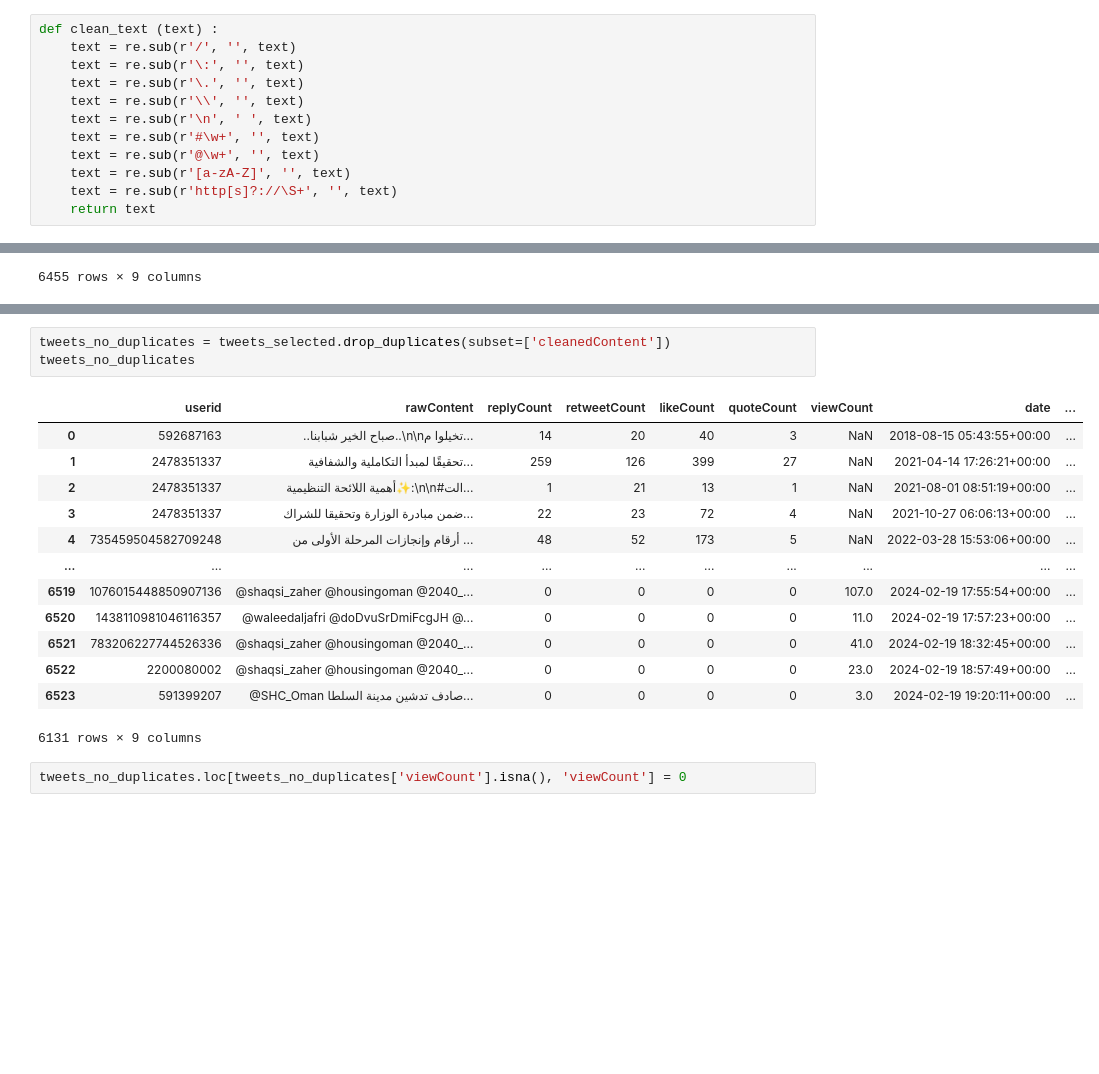
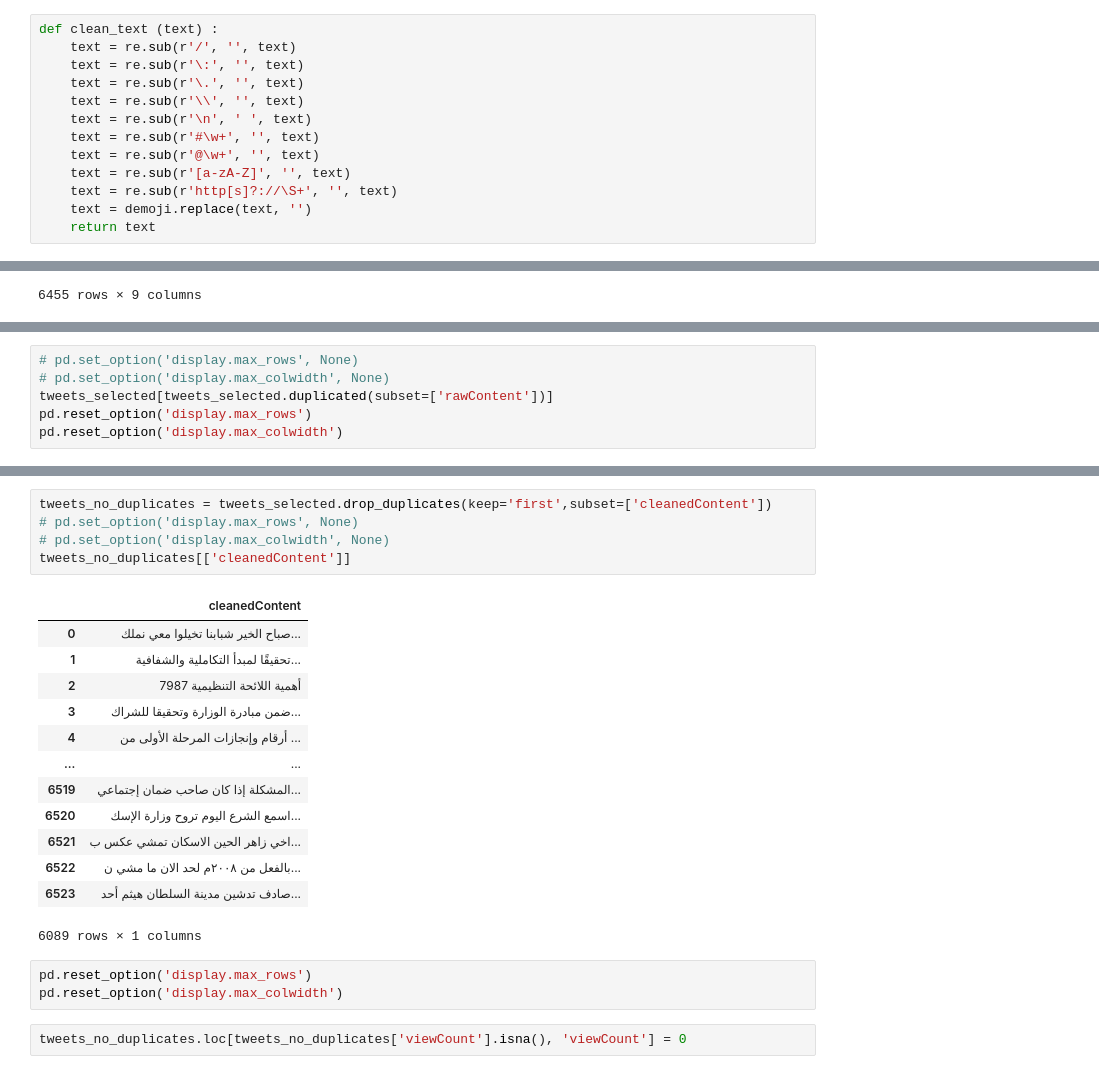
Before and after one commit to oalbusaidi/algo.ai.tweescrape, a Jupyter notebook: analysis.ipynb, the cells around one changed output, grey strips where cells are left out. Drawn from its saved outputs; the diff is of its cells as text; blank space fills up the shorter version.

```diff
--- a/analysis.ipynb
+++ b/analysis.ipynb
@@ -36,6 +37,7 @@ def clean_text (text) :
     text = re.sub(r'@\w+', '', text)
     text = re.sub(r'[a-zA-Z]', '', text)
     text = re.sub(r'http[s]?://\S+', '', text)
+    text = demoji.replace(text, '')
     return text
 # %%
 tweets_df['cleanedContent'] = tweets_df['rawContent'].apply(clean_text)
@@ -77,0 +64,6 @@ tweets_selected[tweets_selected.duplicated(subset=['rawContent'])]
+# %%
+# pd.set_option('display.max_rows', None)
+# pd.set_option('display.max_colwidth', None)
+tweets_selected[tweets_selected.duplicated(subset=['rawContent'])]
+pd.reset_option('display.max_rows')
+pd.reset_option('display.max_colwidth')
@@ -78,20 +113,25 @@ tweets_selected[tweets_selected.duplicated(subset=['rawContent'])]
 # %%
-tweets_no_duplicates = tweets_selected.drop_duplicates(subset=['cleanedContent'])
-tweets_no_duplicates
+tweets_no_duplicates = tweets_selected.drop_duplicates(keep='first',subset=['cleanedContent'])
+# pd.set_option('display.max_rows', None)
+# pd.set_option('display.max_colwidth', None)
+tweets_no_duplicates[['cleanedContent']]
 # %% [output]
-|  | userid | rawContent | replyCount | retweetCount | likeCount | quoteCount | viewCount | date | ... |
-| 0 | 592687163 | ..صباح الخير شبابنا..\n\nتخيلوا م... | 14 | 20 | 40 | 3 | NaN | 2018-08-15 05:43:55+00:00 | ... |
-| 1 | 2478351337 | تحقيقًا لمبدأ التكاملية والشفافية... | 259 | 126 | 399 | 27 | NaN | 2021-04-14 17:26:21+00:00 | ... |
-| 2 | 2478351337 | أهمية اللائحة التنظيمية✨:\n\n#الت... | 1 | 21 | 13 | 1 | NaN | 2021-08-01 08:51:19+00:00 | ... |
-| 3 | 2478351337 | ضمن مبادرة الوزارة وتحقيقا للشراك... | 22 | 23 | 72 | 4 | NaN | 2021-10-27 06:06:13+00:00 | ... |
-| 4 | 735459504582709248 | أرقام وإنجازات المرحلة الأولى من ... | 48 | 52 | 173 | 5 | NaN | 2022-03-28 15:53:06+00:00 | ... |
-| ... | ... | ... | ... | ... | ... | ... | ... | ... | ... |
-| 6519 | 1076015448850907136 | @shaqsi_zaher @housingoman @2040_... | 0 | 0 | 0 | 0 | 107.0 | 2024-02-19 17:55:54+00:00 | ... |
-| 6520 | 1438110981046116357 | @waleedaljafri @doDvuSrDmiFcgJH @... | 0 | 0 | 0 | 0 | 11.0 | 2024-02-19 17:57:23+00:00 | ... |
-| 6521 | 783206227744526336 | @shaqsi_zaher @housingoman @2040_... | 0 | 0 | 0 | 0 | 41.0 | 2024-02-19 18:32:45+00:00 | ... |
-| 6522 | 2200080002 | @shaqsi_zaher @housingoman @2040_... | 0 | 0 | 0 | 0 | 23.0 | 2024-02-19 18:57:49+00:00 | ... |
-| 6523 | 591399207 | @SHC_Oman صادف تدشين مدينة السلطا... | 0 | 0 | 0 | 0 | 3.0 | 2024-02-19 19:20:11+00:00 | ... |
+|  | cleanedContent |
+| 0 | صباح الخير شبابنا تخيلوا معي نملك... |
+| 1 | تحقيقًا لمبدأ التكاملية والشفافية... |
+| 2 | أهمية اللائحة التنظيمية 7987 |
+| 3 | ضمن مبادرة الوزارة وتحقيقا للشراك... |
+| 4 | أرقام وإنجازات المرحلة الأولى من ... |
+| ... | ... |
+| 6519 | المشكلة إذا كان صاحب ضمان إجتماعي... |
+| 6520 | اسمع الشرع اليوم تروح وزارة الإسك... |
+| 6521 | اخي زاهر الحين الاسكان تمشي عكس ب... |
+| 6522 | بالفعل من ٢٠٠٨م لحد الان ما مشي ن... |
+| 6523 | صادف تدشين مدينة السلطان هيثم أحد... |
-6131 rows × 9 columns
+6089 rows × 1 columns
+# %%
+pd.reset_option('display.max_rows')
+pd.reset_option('display.max_colwidth')
 # %%
 tweets_no_duplicates.loc[tweets_no_duplicates['viewCount'].isna(), 'viewCount'] = 0
 # %%
```
Also changed, not shown: parts of 8 cells of this notebook, 20 other files.
